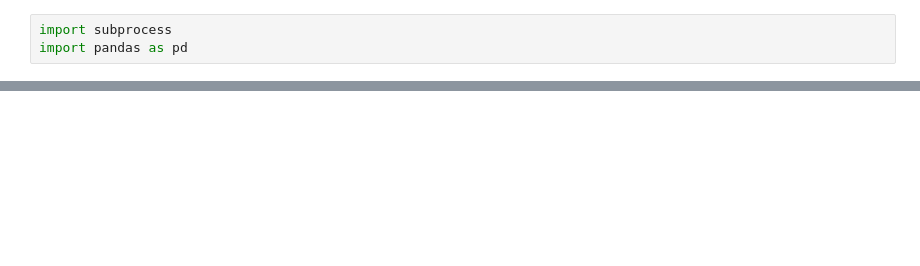
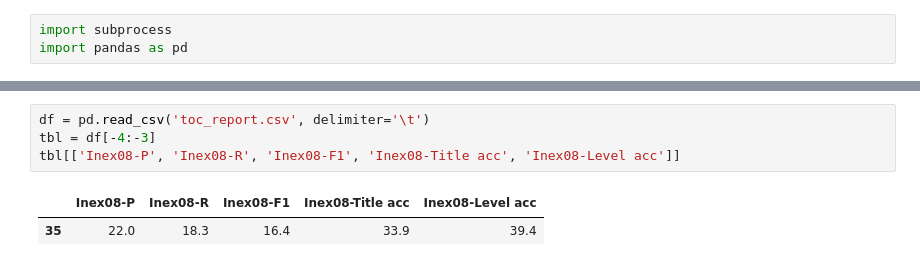
Before and after one commit to YRL-AIDA/pager_logic_structure, a Jupyter notebook: new_baseline.ipynb, the cells around one changed output, grey strips where cells are left out. Drawn from its saved outputs; the diff is of its cells as text; blank space fills up the shorter version.

```diff
--- a/new_baseline.ipynb
+++ b/new_baseline.ipynb
@@ -379,0 +390,7 @@ tbl[['Inex08-P', 'Inex08-R', 'Inex08-F1', 'Inex08-Title acc', 'Inex08-Level acc'
+# %%
+df = pd.read_csv('toc_report.csv', delimiter='\t')
+tbl = df[-4:-3]
+tbl[['Inex08-P', 'Inex08-R', 'Inex08-F1', 'Inex08-Title acc', 'Inex08-Level acc']]
+# %% [output]
+|  | Inex08-P | Inex08-R | Inex08-F1 | Inex08-Title acc | Inex08-Level acc |
+| 35 | 22.0 | 18.3 | 16.4 | 33.9 | 39.4 |
```
Also changed, not shown: parts of 5 cells of this notebook, 2 other files.
